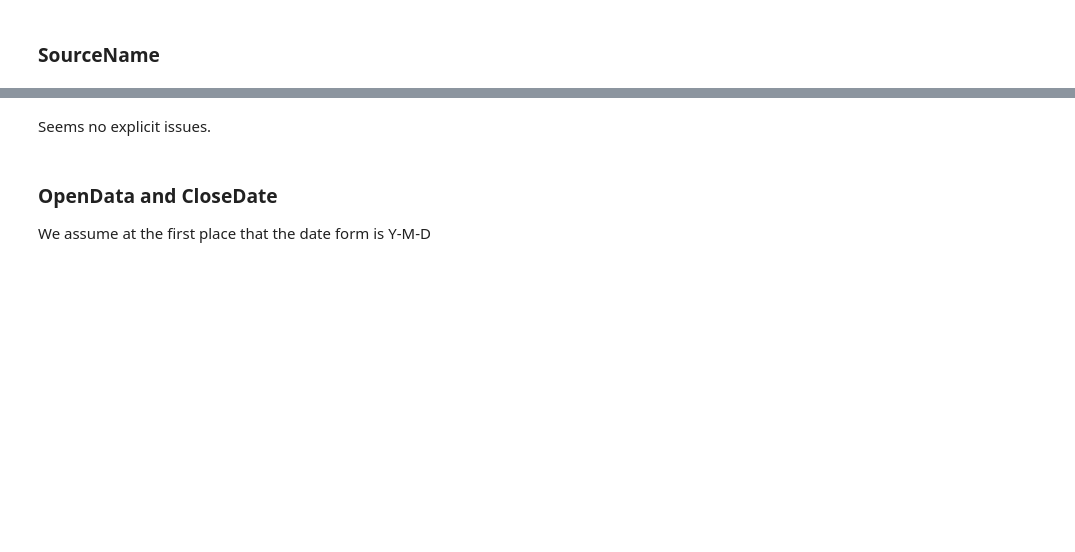
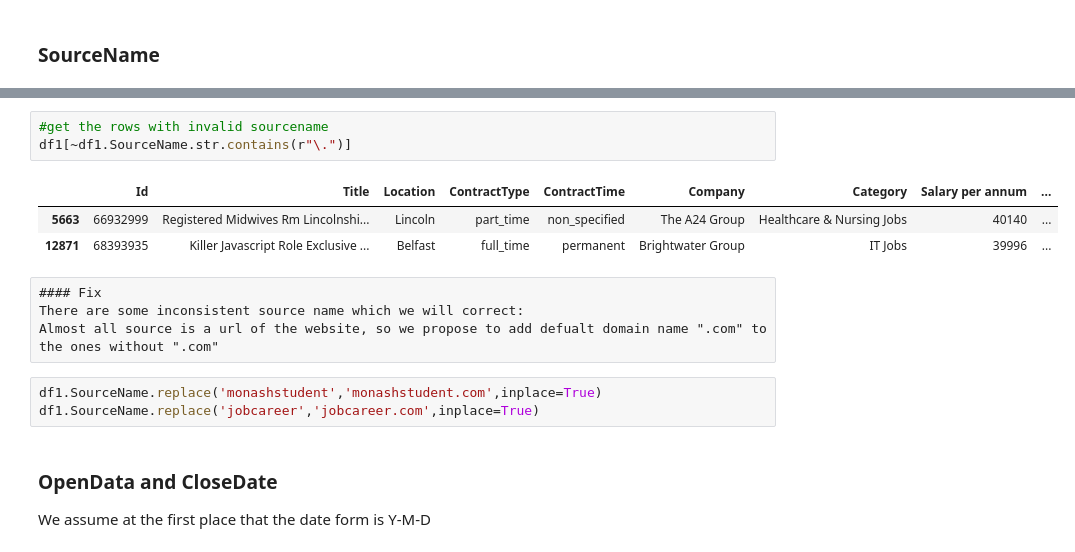
Before and after one commit to zby0902/Monash_2018_S1, a Jupyter notebook: FIT5196_Data_Wrangling/Assign2/task1_ass2.ipynb, the cells around one changed output, grey strips where cells are left out. Drawn from its saved outputs; the diff is of its cells as text; blank space fills up the shorter version.

```diff
--- a/FIT5196_Data_Wrangling/Assign2/task1_ass2.ipynb
+++ b/FIT5196_Data_Wrangling/Assign2/task1_ass2.ipynb
@@ -482,6 +482,18 @@ thegraduate.co.uk                    1
 Name: SourceName, Length: 90, dtype: int64
-# %% [markdown]
-Seems no explicit issues.
+# %%
+#get the rows with invalid sourcename
+df1[~df1.SourceName.str.contains(r"\.")]
+# %% [output]
+|  | Id | Title | Location | ContractType | ContractTime | Company | Category | Salary per annum | ... |
+| 5663 | 66932999 | Registered Midwives Rm Lincolnshi... | Lincoln | part_time | non_specified | The A24 Group | Healthcare & Nursing Jobs | 40140 | ... |
+| 12871 | 68393935 | Killer Javascript Role Exclusive ... | Belfast | full_time | permanent | Brightwater Group | IT Jobs | 39996 | ... |
+# %% [raw]
+#### Fix
+There are some inconsistent source name which we will correct:
+Almost all source is a url of the website, so we propose to add defualt domain name ".com" to the ones without ".com"
+# %%
+df1.SourceName.replace('monashstudent','monashstudent.com',inplace=True)
+df1.SourceName.replace('jobcareer','jobcareer.com',inplace=True)
 # %% [markdown]
 ### OpenData and CloseDate
 We assume at the first place that the date form is Y-M-D
```
Also changed, not shown: parts of 6 cells of this notebook, 1 other file.
